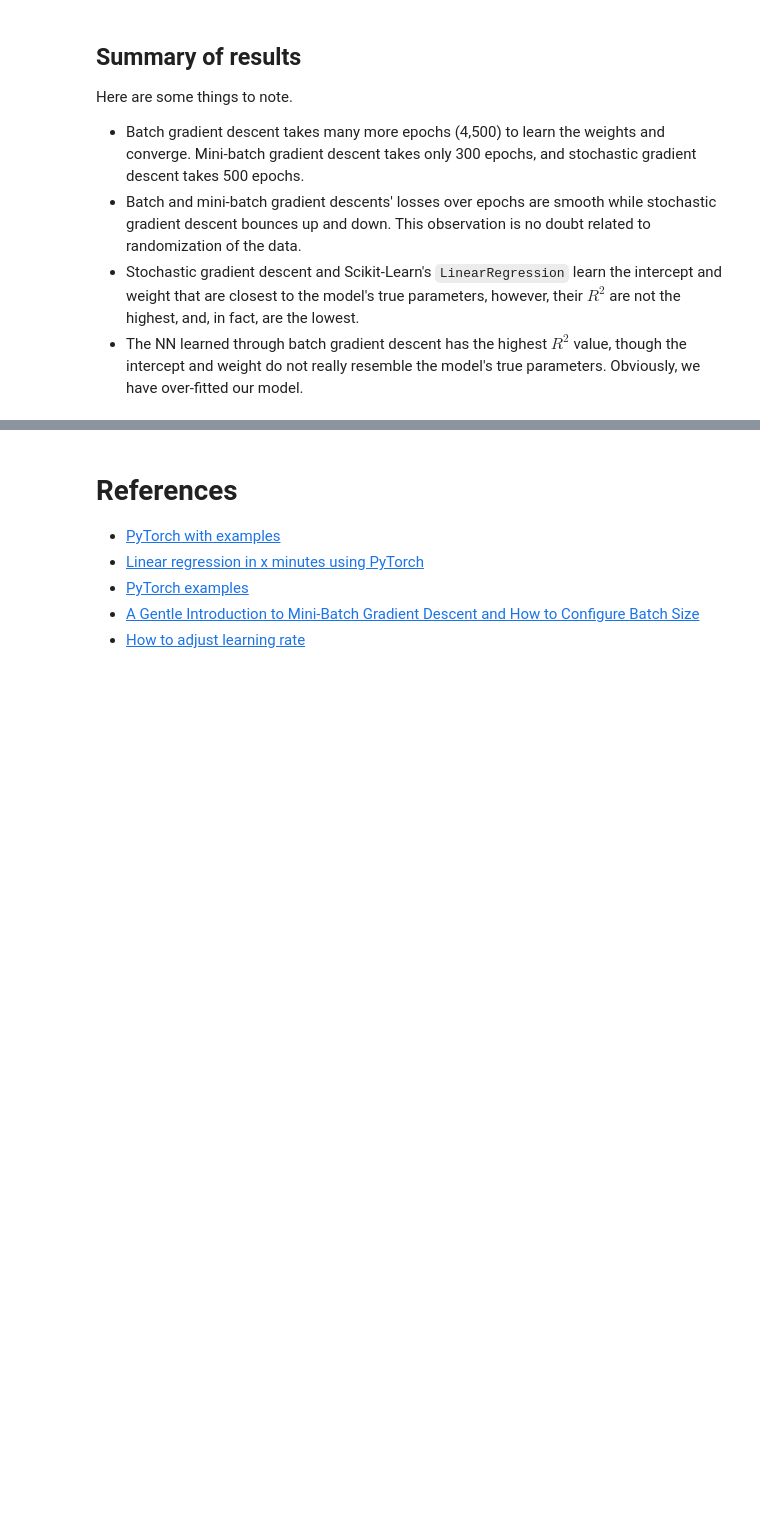
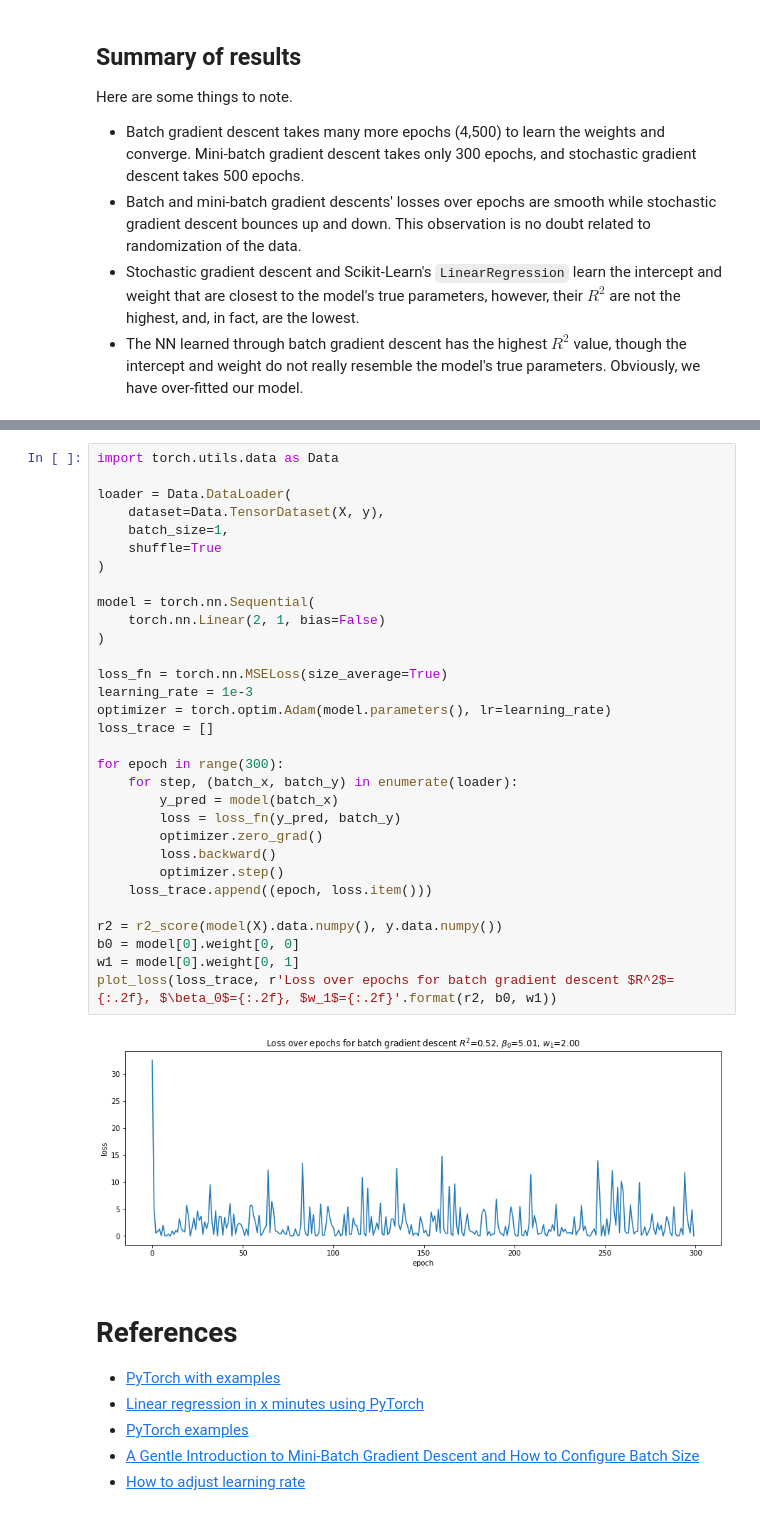
Before and after one commit to vangj/ds, a Jupyter notebook: pytorch/neural-network-gradient-descent.ipynb, the cells around one changed output, grey strips where cells are left out. Cells and saved outputs as stored; diff of their text form; blank space fills up the shorter version.

Commit message:
add DataLoader example

```diff
--- a/pytorch/neural-network-gradient-descent.ipynb
+++ b/pytorch/neural-network-gradient-descent.ipynb
@@ -215,3 +201,36 @@ Here are some things to note.
+# %%
+import torch.utils.data as Data
+
+loader = Data.DataLoader(
+    dataset=Data.TensorDataset(X, y),
+    batch_size=1,
+    shuffle=True
+)
+
+model = torch.nn.Sequential(
+    torch.nn.Linear(2, 1, bias=False)
+)
+
+loss_fn = torch.nn.MSELoss(size_average=True)
+learning_rate = 1e-3
+optimizer = torch.optim.Adam(model.parameters(), lr=learning_rate)
+loss_trace = []
+
+for epoch in range(300):
+    for step, (batch_x, batch_y) in enumerate(loader):
+        y_pred = model(batch_x)
+        loss = loss_fn(y_pred, batch_y)
+        optimizer.zero_grad()
+        loss.backward()
+        optimizer.step()
+    loss_trace.append((epoch, loss.item()))
+
+r2 = r2_score(model(X).data.numpy(), y.data.numpy())
+b0 = model[0].weight[0, 0]
+w1 = model[0].weight[0, 1]
+plot_loss(loss_trace, r'Loss over epochs for batch gradient descent $R^2$={:.2f}, $\beta_0$={:.2f}, $w_1$={:.2f}'.format(r2, b0, w1))
+# %% [output]
+[figure, added]
 # %% [markdown]
 # References
 
```
Also changed, not shown: parts of 4 cells of this notebook.
